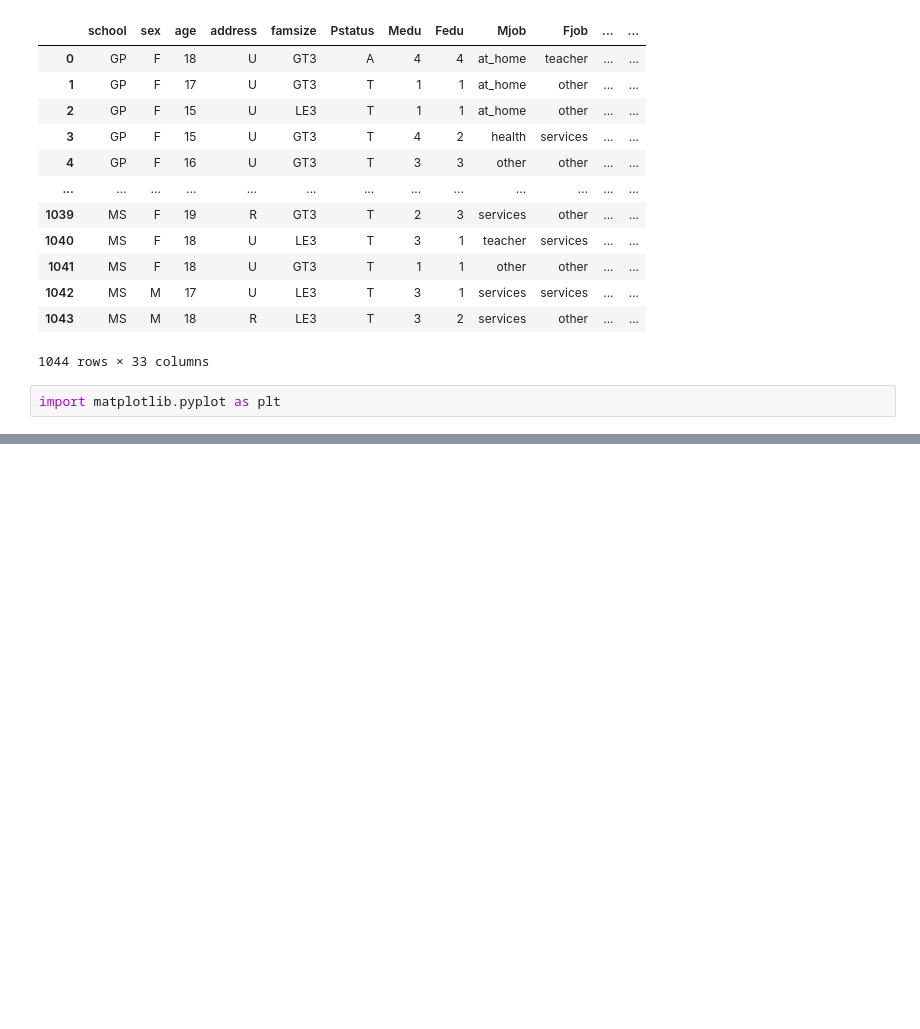
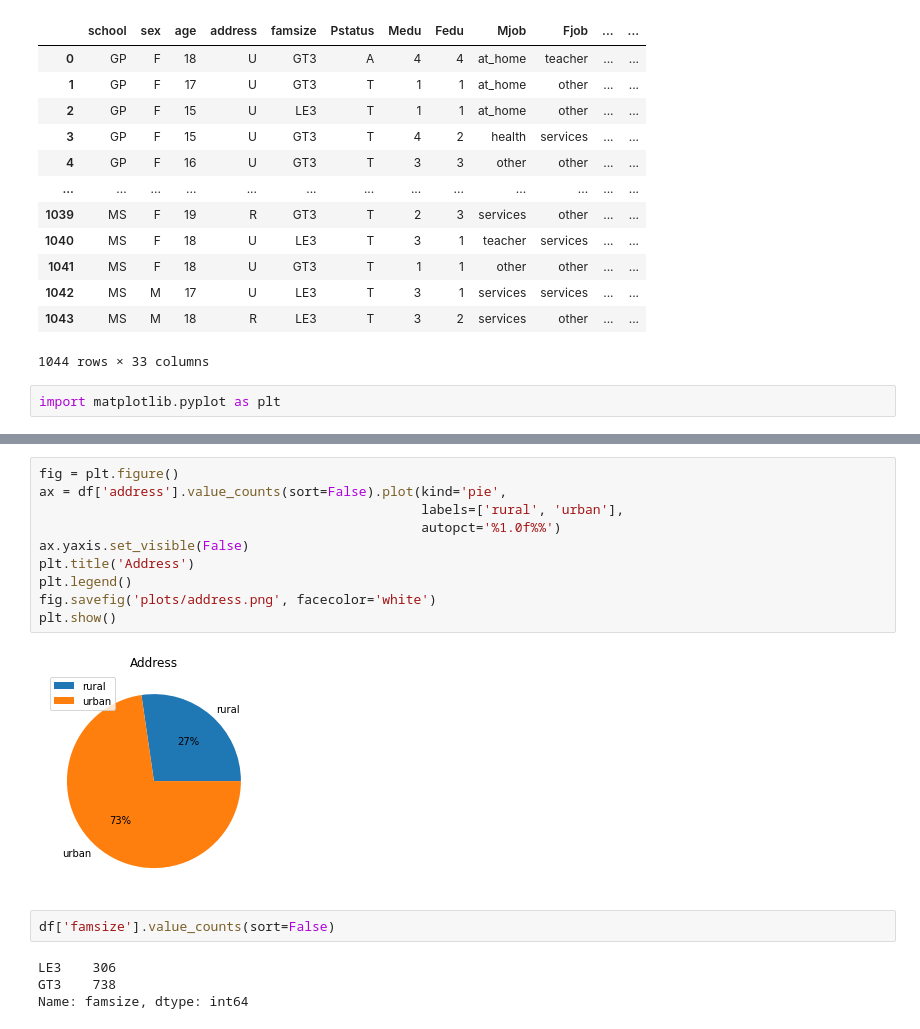
Before and after one commit to TharindaNimnajith/student-performance, a Jupyter notebook: dataset_analysis/column_data_analysis.ipynb, the cells around one changed output, grey strips where cells are left out. Cells and saved outputs as stored; diff of their text form; blank space fills up the shorter version.

```diff
--- a/dataset_analysis/column_data_analysis.ipynb
+++ b/dataset_analysis/column_data_analysis.ipynb
@@ -234,0 +69,18 @@ plt.show()
+# %%
+fig = plt.figure()
+ax = df['address'].value_counts(sort=False).plot(kind='pie',
+                                                 labels=['rural', 'urban'],
+                                                 autopct='%1.0f%%')
+ax.yaxis.set_visible(False)
+plt.title('Address')
+plt.legend()
+fig.savefig('plots/address.png', facecolor='white')
+plt.show()
+# %% [output]
+[figure, added]
+# %%
+df['famsize'].value_counts(sort=False)
+# %% [output]
+LE3    306
+GT3    738
+Name: famsize, dtype: int64
```
Also changed, not shown: parts of 46 cells of this notebook, 10 other files.
